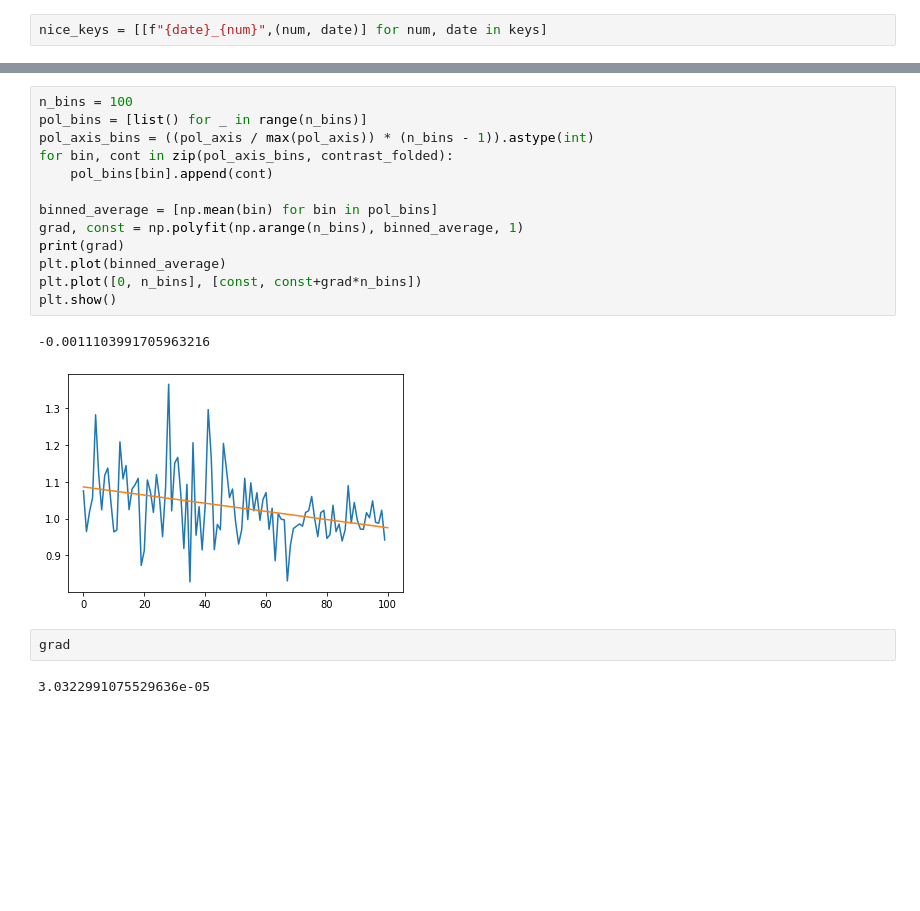
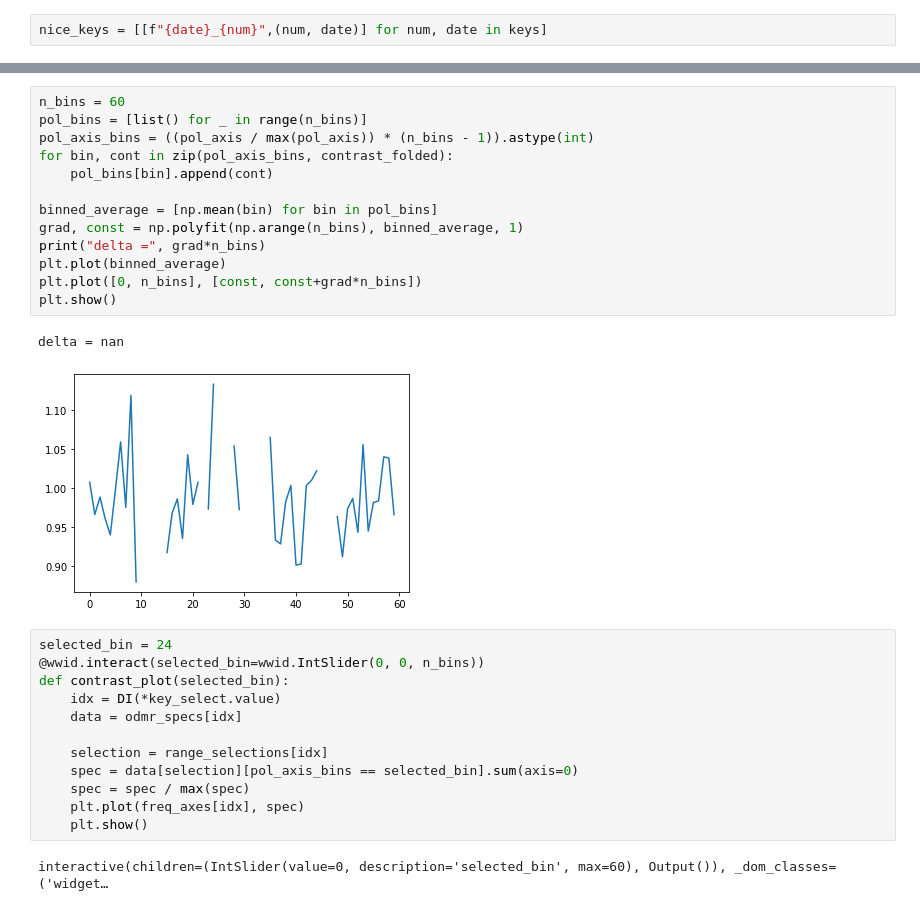
Before and after one commit to LCarnovale/HonoursAnalysis, a Jupyter notebook: analyse_odmr.ipynb, the cells around one changed output, grey strips where cells are left out. Drawn from its saved outputs; the diff is of its cells as text; blank space fills up the shorter version.

```diff
--- a/analyse_odmr.ipynb
+++ b/analyse_odmr.ipynb
@@ -274,20 +277,30 @@ interactive(children=(Dropdown(description='Select experiment', options=(['21090
 # %%
-n_bins = 100
+n_bins = 60
 pol_bins = [list() for _ in range(n_bins)]
 pol_axis_bins = ((pol_axis / max(pol_axis)) * (n_bins - 1)).astype(int)
 for bin, cont in zip(pol_axis_bins, contrast_folded):
     pol_bins[bin].append(cont)
 
 binned_average = [np.mean(bin) for bin in pol_bins]
 grad, const = np.polyfit(np.arange(n_bins), binned_average, 1)
-print(grad)
+print("delta =", grad*n_bins)
 plt.plot(binned_average)
 plt.plot([0, n_bins], [const, const+grad*n_bins])
 plt.show()
 # %% [output]
--0.0011103991705963216
+delta = nan
-[figure, old version]
+[figure, new version]
-# %%
-grad
-# %% [output]
-3.0322991075529636e-05
+# %%
+selected_bin = 24
+@wwid.interact(selected_bin=wwid.IntSlider(0, 0, n_bins))
+def contrast_plot(selected_bin):
+    idx = DI(*key_select.value)
+    data = odmr_specs[idx]
+
+    selection = range_selections[idx]
+    spec = data[selection][pol_axis_bins == selected_bin].sum(axis=0)
+    spec = spec / max(spec)
+    plt.plot(freq_axes[idx], spec)
+    plt.show()
+# %% [output]
+interactive(children=(IntSlider(value=0, description='selected_bin', max=60), Output()), _dom_classes=('widget…
```
Also changed, not shown: parts of 7 cells of this notebook, 2 other files.
